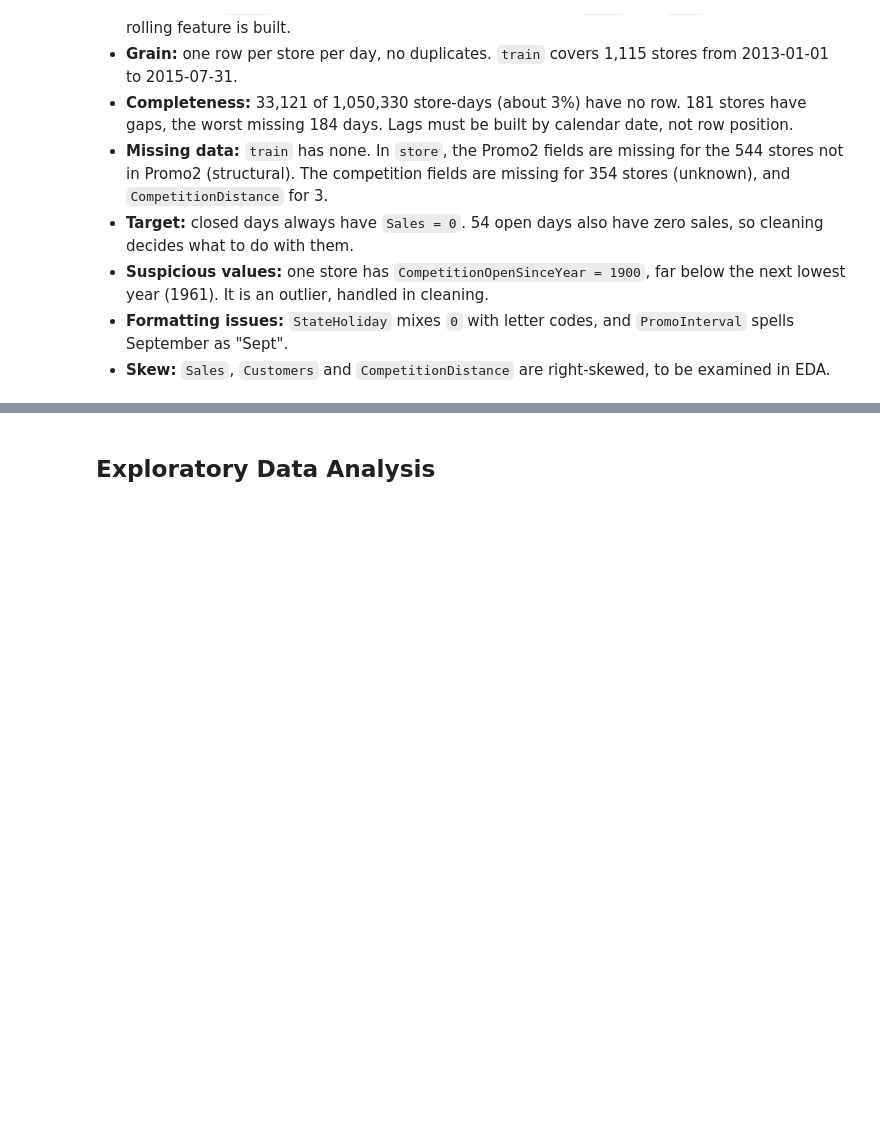
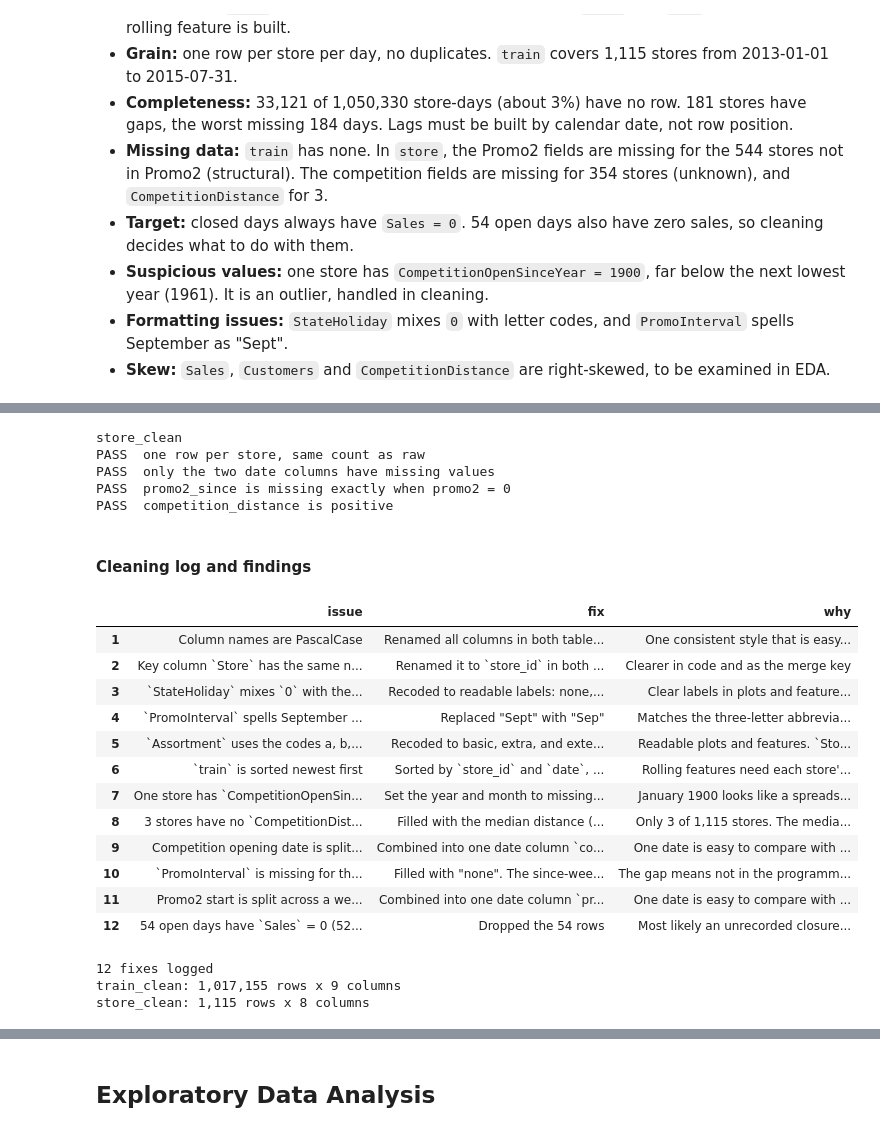
Before and after one commit to rimvelvet31/rossmann-retail-demand-forecasting, a Jupyter notebook: notebooks/notebook.ipynb, the cells around one changed output, grey strips where cells are left out. Drawn from its saved outputs; the diff is of its cells as text; code cells hidden in the pictures; blank space fills up the shorter version.

```diff
--- a/notebooks/notebook.ipynb
+++ b/notebooks/notebook.ipynb
@@ -374,0 +399,2 @@ pd.crosstab(
+# %%
+cleaning_log = []
@@ -374,0 +905,38 @@ pd.crosstab(
+# %%
+print("\nstore_clean")
+run_checks(store_checks(store_clean, store))
+# %% [output]
+store_clean
+PASS  one row per store, same count as raw
+PASS  only the two date columns have missing values
+PASS  promo2_since is missing exactly when promo2 = 0
+PASS  competition_distance is positive
+# %% [markdown]
+#### Cleaning log and findings
+# %%
+cleaning_log_table = pd.DataFrame(cleaning_log)
+cleaning_log_table.index = cleaning_log_table.index + 1
+
+with pd.option_context("display.max_colwidth", None):
+    display(cleaning_log_table)
+
+print(f"{len(cleaning_log_table)} fixes logged")
+print(f"train_clean: {train_clean.shape[0]:,} rows x {train_clean.shape[1]} columns")
+print(f"store_clean: {store_clean.shape[0]:,} rows x {store_clean.shape[1]} columns")
+# %% [output]
+|  | issue | fix | why |
+| 1 | Column names are PascalCase | Renamed all columns in both table... | One consistent style that is easy... |
+| 2 | Key column `Store` has the same n... | Renamed it to `store_id` in both ... | Clearer in code and as the merge key |
+| 3 | `StateHoliday` mixes `0` with the... | Recoded to readable labels: none,... | Clear labels in plots and feature... |
+| 4 | `PromoInterval` spells September ... | Replaced "Sept" with "Sep" | Matches the three-letter abbrevia... |
+| 5 | `Assortment` uses the codes a, b,... | Recoded to basic, extra, and exte... | Readable plots and features. `Sto... |
+| 6 | `train` is sorted newest first | Sorted by `store_id` and `date`, ... | Rolling features need each store'... |
+| 7 | One store has `CompetitionOpenSin... | Set the year and month to missing... | January 1900 looks like a spreads... |
+| 8 | 3 stores have no `CompetitionDist... | Filled with the median distance (... | Only 3 of 1,115 stores. The media... |
+| 9 | Competition opening date is split... | Combined into one date column `co... | One date is easy to compare with ... |
+| 10 | `PromoInterval` is missing for th... | Filled with "none". The since-wee... | The gap means not in the programm... |
+| 11 | Promo2 start is split across a we... | Combined into one date column `pr... | One date is easy to compare with ... |
+| 12 | 54 open days have `Sales` = 0 (52... | Dropped the 54 rows | Most likely an unrecorded closure... |
+12 fixes logged
+train_clean: 1,017,155 rows x 9 columns
+store_clean: 1,115 rows x 8 columns
```
Also changed, not shown: parts of 59 cells of this notebook.
